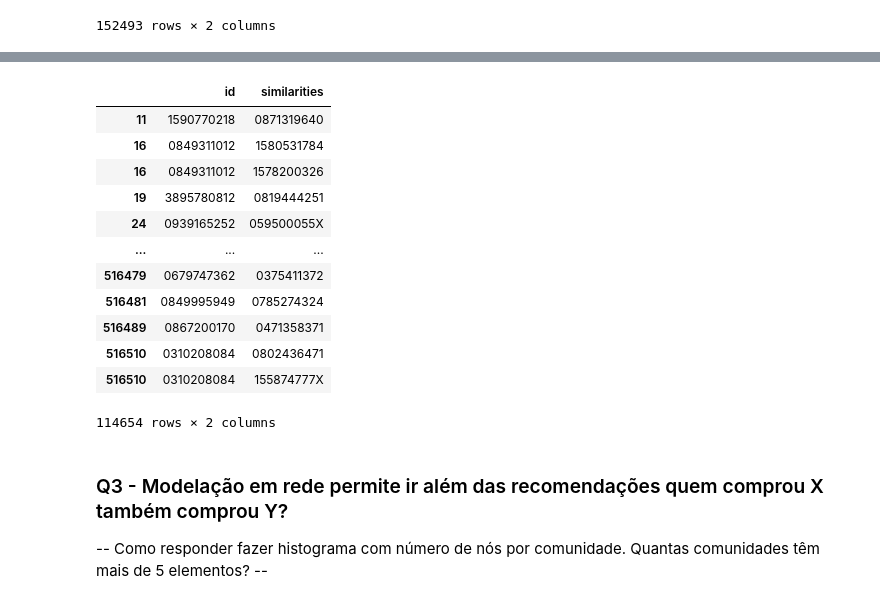
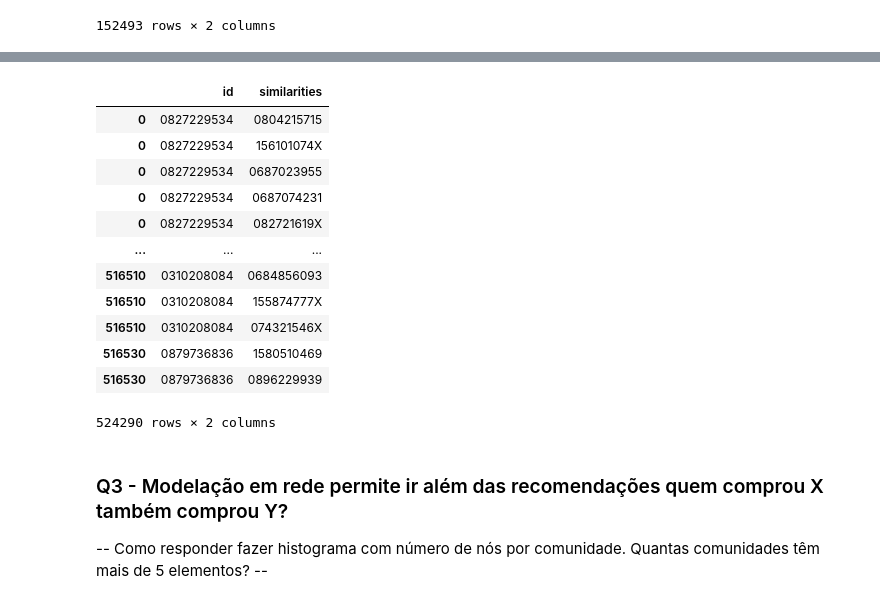
Before and after one commit to DEISI-ULHT-TFC-2023-24/TFC-DEISI88-CoBuyPatterns, a Jupyter notebook: TFC - revision.ipynb, the cells around one changed output, grey strips where cells are left out. Saved outputs shown, nothing was run; the diff lists cells and outputs as text; code cells hidden in the pictures.

Commit message:
Changes - Q3 and Q4
Dado os erros obtidos anteriormente foi necessário criar-se um novo csv para encontrarmos chegarmos a respostas para Q3 e Q4

```diff
--- a/TFC - revision.ipynb
+++ b/TFC - revision.ipynb
@@ -777,0 +788,9 @@ count_ids_by_similarities
+# %%
+# Seleciono os produtos que se encontram em id e em similarities
+similarities_set = set(book_exploded['similarities'])
+
+filtered_df = book[book['id'].isin(similarities_set)]
+
+id_set = set(filtered_df['id'])
+filtered_df
+#Até aqui o id está limpo agora falta as similarities
@@ -777,0 +811,6 @@ count_ids_by_similarities
+# %%
+#Façamos agora o mesmo que a linha anterior mas para as similaridades
+filtered_exploded = filtered_df.explode('similarities')
+result = filtered_exploded[filtered_exploded['similarities'].isin(id_set)]
+result = result[['id','similarities']]
+result
@@ -809,23 +852,23 @@ trial3 = bf_explo_similarities[bf_explo_similarities['similarities'].isin(simila
 # %%
 #We create the csv that shows the relationship between products. We call this file produts_relation
 #rede com restriçao 4
-products_network = trial3[['id','similarities']]
-products_network.to_csv('produts_relation.csv')
-products_network
+#products_network = trial3[['id','similarities']]
+result.to_csv('file_productsRelation.csv')
+result
 # %% [output]
 |  | id | similarities |
-| 11 | 1590770218 | 0871319640 |
-| 16 | 0849311012 | 1580531784 |
-| 16 | 0849311012 | 1578200326 |
-| 19 | 3895780812 | 0819444251 |
-| 24 | 0939165252 | 059500055X |
+| 0 | 0827229534 | 0804215715 |
+| 0 | 0827229534 | 156101074X |
+| 0 | 0827229534 | 0687023955 |
+| 0 | 0827229534 | 0687074231 |
+| 0 | 0827229534 | 082721619X |
 | ... | ... | ... |
-| 516479 | 0679747362 | 0375411372 |
-| 516481 | 0849995949 | 0785274324 |
-| 516489 | 0867200170 | 0471358371 |
-| 516510 | 0310208084 | 0802436471 |
+| 516510 | 0310208084 | 0684856093 |
 | 516510 | 0310208084 | 155874777X |
+| 516510 | 0310208084 | 074321546X |
+| 516530 | 0879736836 | 1580510469 |
+| 516530 | 0879736836 | 0896229939 |
-114654 rows × 2 columns
+524290 rows × 2 columns
 # %% [markdown]
 ### Q3 - Modelação em rede permite ir além das recomendações quem comprou X também comprou Y?
 -- Como responder fazer histograma com número de nós por comunidade. Quantas comunidades têm mais de 5 elementos? --
```
Also changed, not shown: parts of 12 cells of this notebook, 1 other file.
